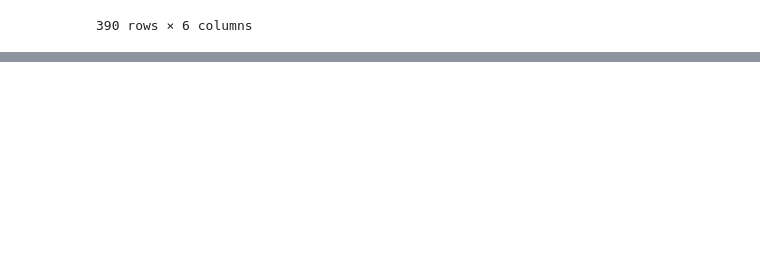
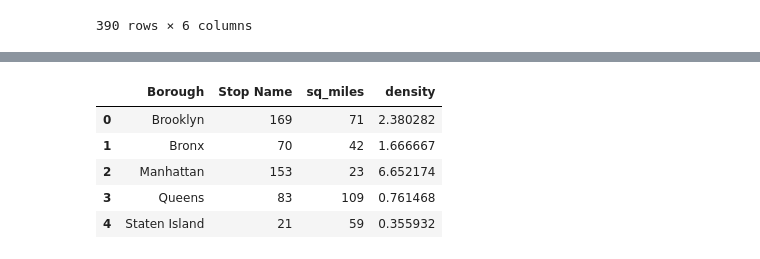
Before and after one commit to michaelrios2015/citi_bike, a Jupyter notebook: project.ipynb, the cells around one changed output, grey strips where cells are left out. Cells and saved outputs as stored; diff of their text form; code cells hidden in the pictures; blank space fills up the shorter version.

```diff
--- a/project.ipynb
+++ b/project.ipynb
@@ -832,0 +637,4 @@ g = sns.catplot(
+# %%
+subway_count = subway.groupby(['Borough']).agg({'Stop Name':'size'}).reset_index()
+
+subway_count
@@ -832,0 +648,22 @@ g = sns.catplot(
+# %%
+sq_miles = [71, 42, 23, 109, 59]
+
+sq = pd.Series(sq_miles)
+
+subway_count.insert(2, "sq_miles", sq, True)
+# %%
+subway_count['density'] = subway_count['Stop Name']/ subway_count['sq_miles']
+
+subway_count['Borough'] = ['Brooklyn', 'Bronx', 'Manhattan', 'Queens', 'Staten Island']
+
+# subway_count.to_csv("data/subway_count.csv", sep='\t', encoding='utf-8')
+
+
+subway_count
+# %% [output]
+|  | Borough | Stop Name | sq_miles | density |
+| 0 | Brooklyn | 169 | 71 | 2.380282 |
+| 1 | Bronx | 70 | 42 | 1.666667 |
+| 2 | Manhattan | 153 | 23 | 6.652174 |
+| 3 | Queens | 83 | 109 | 0.761468 |
+| 4 | Staten Island | 21 | 59 | 0.355932 |
```
Also changed, not shown: parts of 23 cells of this notebook.
